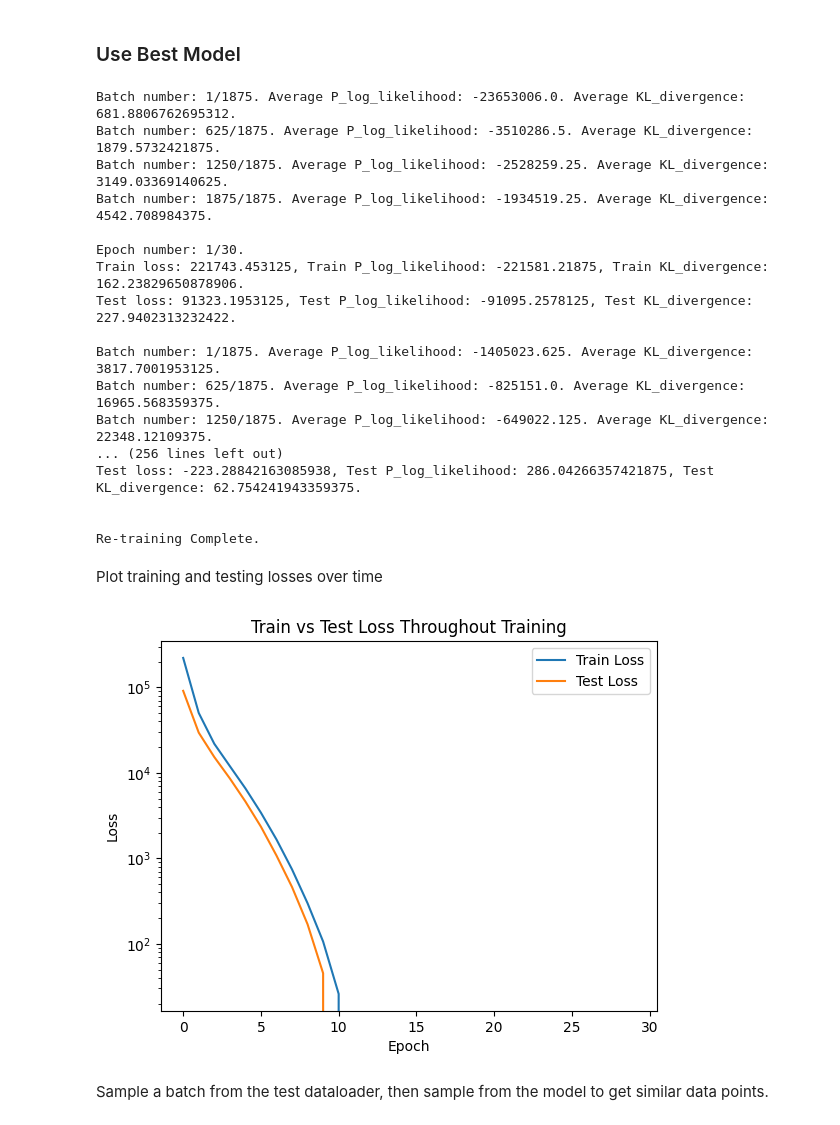
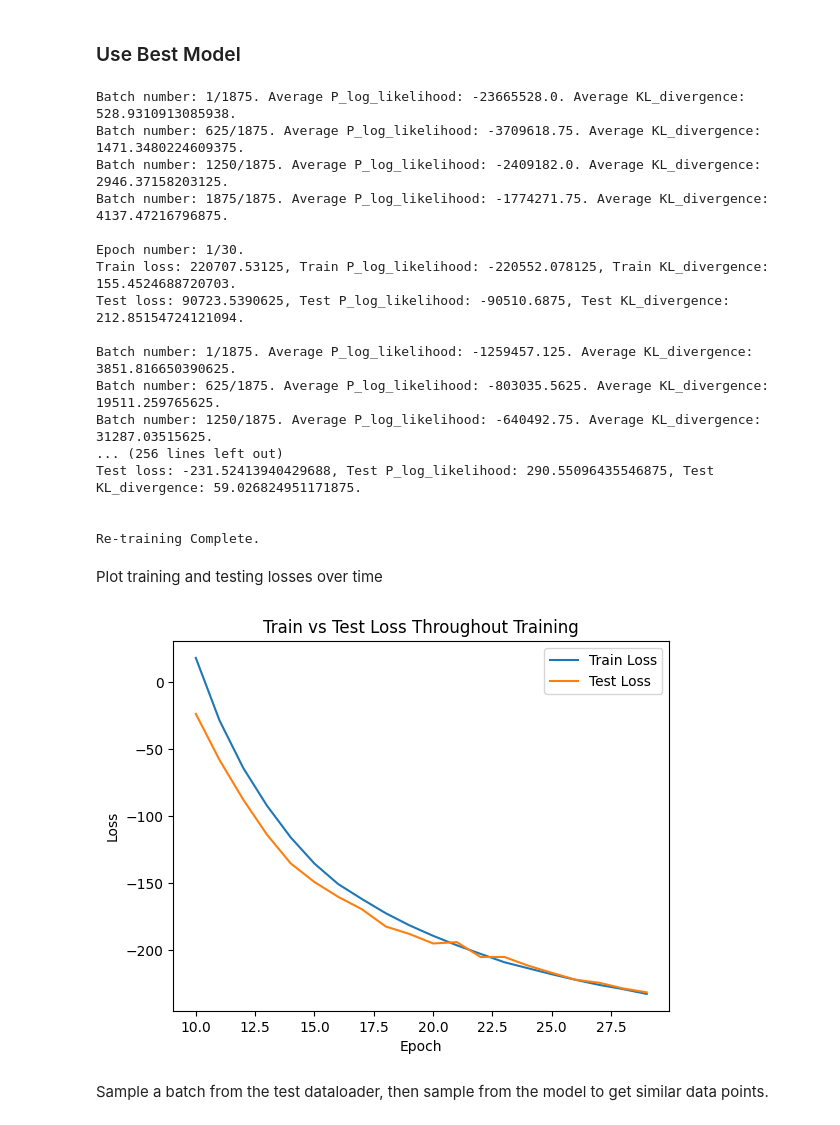
Before and after one commit to kpercy1/VAE-Implementation, a Jupyter notebook: VAE.ipynb, the cells around one changed output. Saved outputs shown, nothing was run; the diff lists cells and outputs as text; code cells hidden in the pictures.

Commit message:
Fixed optuna plotting

```diff
--- a/VAE.ipynb
+++ b/VAE.ipynb
@@ -778,7 +778,7 @@ for (images, digits) in train_loader:
 batch_size = images.shape[0]
 z_batch_size = 1
 n_epochs = 20
-optuna_n_trials = 30
+optuna_n_trials = 1 #Full study has already been run, so we only need to run one trial to load the study
 load_study = True
 
 #Delete existing study if it exists
@@ -878,20 +869,20 @@ best_model, epoch_train_losses, epoch_test_losses = train_VAE(train_loader, test
 
 print("\nRe-training Complete.\n")
 # %% [output]
-Batch number: 1/1875. Average P_log_likelihood: -23653006.0. Average KL_divergence: 681.8806762695312.
-Batch number: 625/1875. Average P_log_likelihood: -3510286.5. Average KL_divergence: 1879.5732421875.
-Batch number: 1250/1875. Average P_log_likelihood: -2528259.25. Average KL_divergence: 3149.03369140625.
-Batch number: 1875/1875. Average P_log_likelihood: -1934519.25. Average KL_divergence: 4542.708984375.
+Batch number: 1/1875. Average P_log_likelihood: -23665528.0. Average KL_divergence: 528.9310913085938.
+Batch number: 625/1875. Average P_log_likelihood: -3709618.75. Average KL_divergence: 1471.3480224609375.
+Batch number: 1250/1875. Average P_log_likelihood: -2409182.0. Average KL_divergence: 2946.37158203125.
+Batch number: 1875/1875. Average P_log_likelihood: -1774271.75. Average KL_divergence: 4137.47216796875.
 
 Epoch number: 1/30.
-Train loss: 221743.453125, Train P_log_likelihood: -221581.21875, Train KL_divergence: 162.23829650878906.
-Test loss: 91323.1953125, Test P_log_likelihood: -91095.2578125, Test KL_divergence: 227.9402313232422.
+Train loss: 220707.53125, Train P_log_likelihood: -220552.078125, Train KL_divergence: 155.4524688720703.
+Test loss: 90723.5390625, Test P_log_likelihood: -90510.6875, Test KL_divergence: 212.85154724121094.
 
-Batch number: 1/1875. Average P_log_likelihood: -1405023.625. Average KL_divergence: 3817.7001953125.
-Batch number: 625/1875. Average P_log_likelihood: -825151.0. Average KL_divergence: 16965.568359375.
-Batch number: 1250/1875. Average P_log_likelihood: -649022.125. Average KL_divergence: 22348.12109375.
+Batch number: 1/1875. Average P_log_likelihood: -1259457.125. Average KL_divergence: 3851.816650390625.
+Batch number: 625/1875. Average P_log_likelihood: -803035.5625. Average KL_divergence: 19511.259765625.
+Batch number: 1250/1875. Average P_log_likelihood: -640492.75. Average KL_divergence: 31287.03515625.
 ... (256 lines left out)
-Test loss: -223.28842163085938, Test P_log_likelihood: 286.04266357421875, Test KL_divergence: 62.754241943359375.
+Test loss: -231.52413940429688, Test P_log_likelihood: 290.55096435546875, Test KL_divergence: 59.026824951171875.
 
 
 Re-training Complete.
@@ -900,17 +891,20 @@ Plot training and testing losses over time
 # %%
 import matplotlib.pyplot as plt
 
 #Plot train and test losses
-plt.plot(epoch_train_losses.detach().numpy(), label='Train Loss')
-plt.plot(epoch_test_losses.detach().numpy(), label='Test Loss')
-plt.yscale('log')
+#Exclude first 10 epochs to avoid initial instability
+start_epoch = 10
+x_axis = np.arange(start_epoch, len(epoch_train_losses))
+plt.plot(x_axis, epoch_train_losses.detach().numpy()[start_epoch:], label='Train Loss')
+plt.plot(x_axis, epoch_test_losses.detach().numpy()[start_epoch:], label='Test Loss')
+#plt.yscale('log')
 plt.xlabel('Epoch')
 plt.ylabel('Loss')
 plt.title('Train vs Test Loss Throughout Training')
 plt.legend()
 plt.show()
 # %% [output]
-[figure, old version]
+[figure, new version]
 # %% [markdown]
 Sample a batch from the test dataloader, then sample from the model to get similar data points.
 # %%
```
Also changed, not shown: parts of 8 cells of this notebook, 5 other files.
